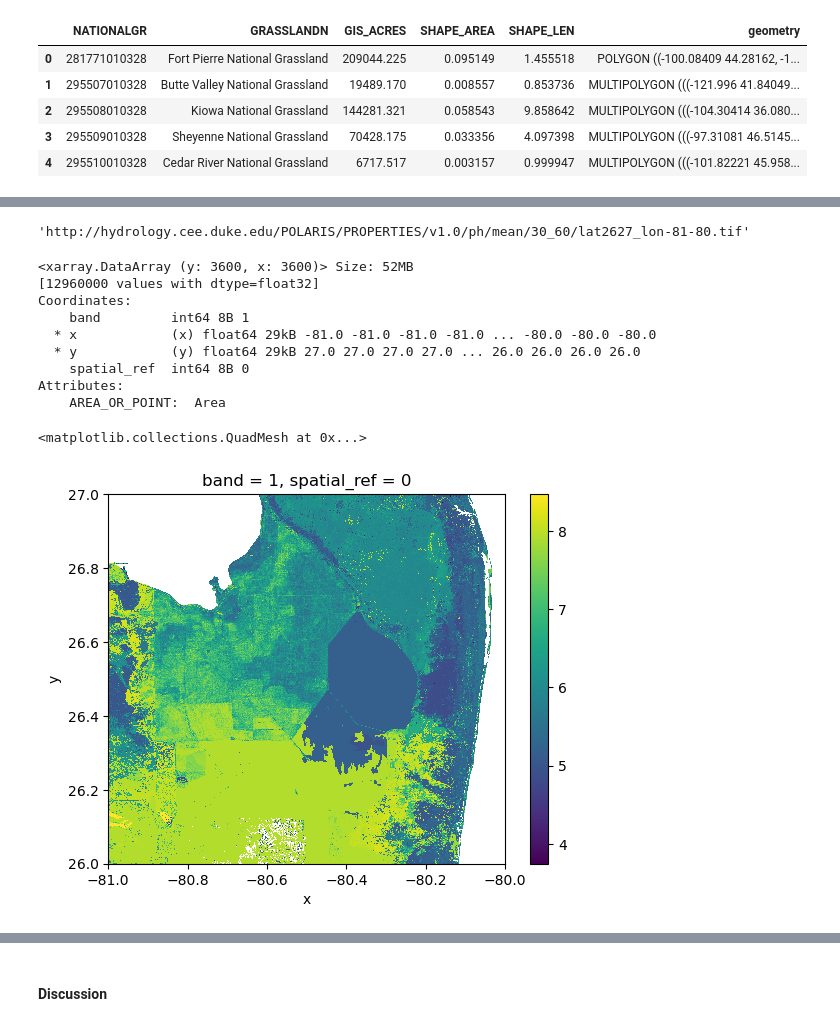
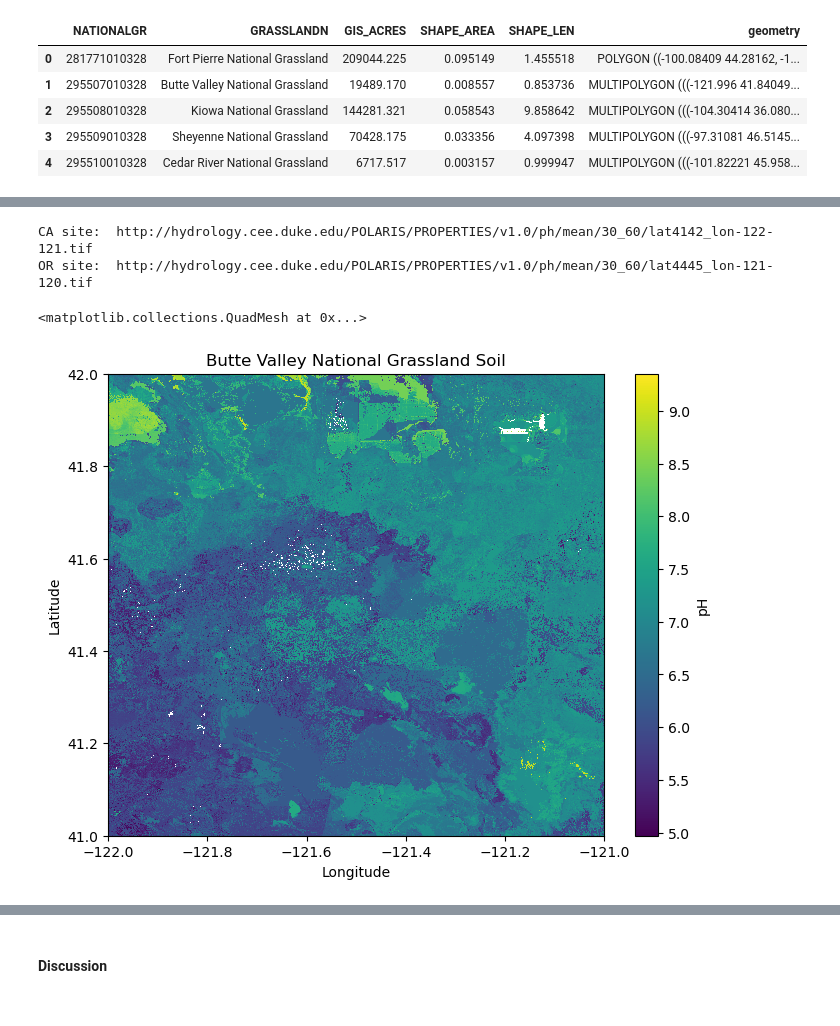
Before and after one commit to lauren-alexandra/habitat-suitability, a Jupyter notebook: habitat-suitability.ipynb, the cells around one changed output, grey strips where cells are left out. Cells and saved outputs as stored; diff of their text form; code cells hidden in the pictures.

Commit message:
plot site soils

```diff
--- a/habitat-suitability.ipynb
+++ b/habitat-suitability.ipynb
@@ -112,40 +115,3 @@ or_grassland_gdf.hvplot(
 )
 # %% [output]
 [interactive output not drawn]
-# %%
-# POLARIS
-
-soil_url = (
-    "http://hydrology.cee.duke.edu/POLARIS/PROPERTIES/v1.0/"
-    "ph/"
-    "mean/"
-    "30_60/"
-    "lat2627_lon-81-80.tif"
-)
-
-soil_url
-# %% [output]
-'http://hydrology.cee.duke.edu/POLARIS/PROPERTIES/v1.0/ph/mean/30_60/lat2627_lon-81-80.tif'
-# %%
-soil_da = rxr.open_rasterio(
-    soil_url,
-    mask_and_scale=True # for the fill value
-).squeeze()
-
-soil_da
-# %% [output]
-<xarray.DataArray (y: 3600, x: 3600)> Size: 52MB
-[12960000 values with dtype=float32]
-Coordinates:
-    band         int64 8B 1
-  * x            (x) float64 29kB -81.0 -81.0 -81.0 -81.0 ... -80.0 -80.0 -80.0
-  * y            (y) float64 29kB 27.0 27.0 27.0 27.0 ... 26.0 26.0 26.0 26.0
-    spatial_ref  int64 8B 0
-Attributes:
-    AREA_OR_POINT:  Area
-# %%
-# mean pH values on right scale (~3-9 pH)
-soil_da.plot()
-# %% [output]
-<matplotlib.collections.QuadMesh at 0x...>
-[figure, removed]
@@ -151,0 +145,38 @@ soil_da.plot()
+# %%
+# Set site parameters
+soil_prop = 'ph'
+soil_prop_stat = 'mean'
+soil_depth = '30_60' # cm
+
+# CA site
+ca_polaris_url = create_polaris_url(soil_prop, soil_prop_stat, soil_depth, ca_grassland_gdf.total_bounds)
+print('CA site: ', ca_polaris_url)
+
+# OR site
+or_polaris_url = create_polaris_url(soil_prop, soil_prop_stat, soil_depth, or_grassland_gdf.total_bounds)
+print('OR site: ', or_polaris_url)
+# %% [output]
+CA site:  http://hydrology.cee.duke.edu/POLARIS/PROPERTIES/v1.0/ph/mean/30_60/lat4142_lon-122-121.tif
+OR site:  http://hydrology.cee.duke.edu/POLARIS/PROPERTIES/v1.0/ph/mean/30_60/lat4445_lon-121-120.tif
+# %%
+ca_soil_da = rxr.open_rasterio(
+    ca_polaris_url,
+    mask_and_scale=True # for the fill value
+).squeeze()
+
+fig = plt.figure(figsize=(8, 6))
+ax = plt.axes()
+
+# mean pH values (~5-10 pH)
+ca_soil_plt = ca_soil_da.plot(cbar_kwargs={'label': 'pH'})
+
+plt.title('Butte Valley National Grassland Soil')
+ax.set_xlabel('Longitude')
+ax.set_ylabel('Latitude')
+
+fig.savefig("images/Butte-Valley-National-Grassland-Soil.png")
+
+ca_soil_plt
+# %% [output]
+<matplotlib.collections.QuadMesh at 0x...>
+[figure, added]
```
Also changed, not shown: parts of 5 cells of this notebook, 2 other files.
